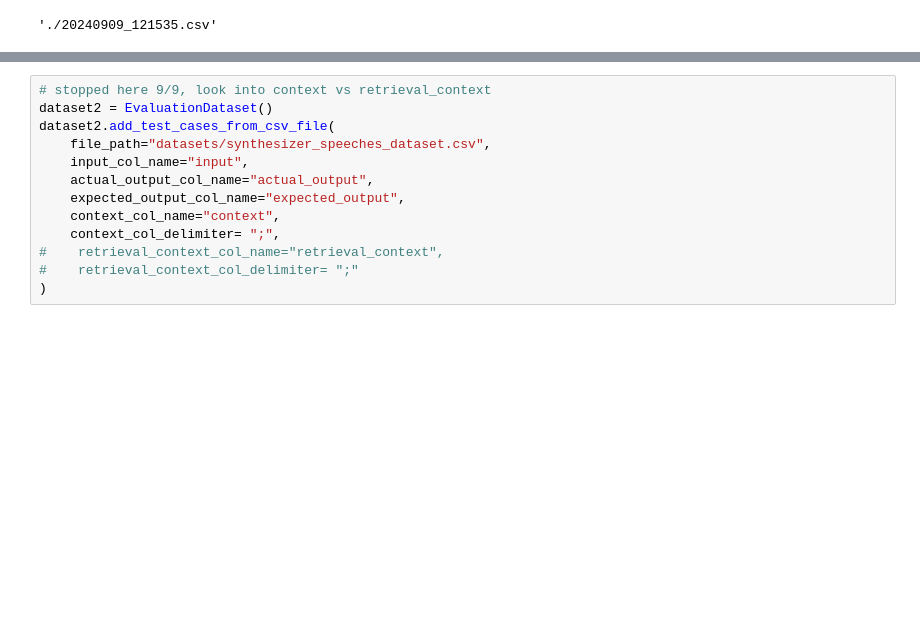
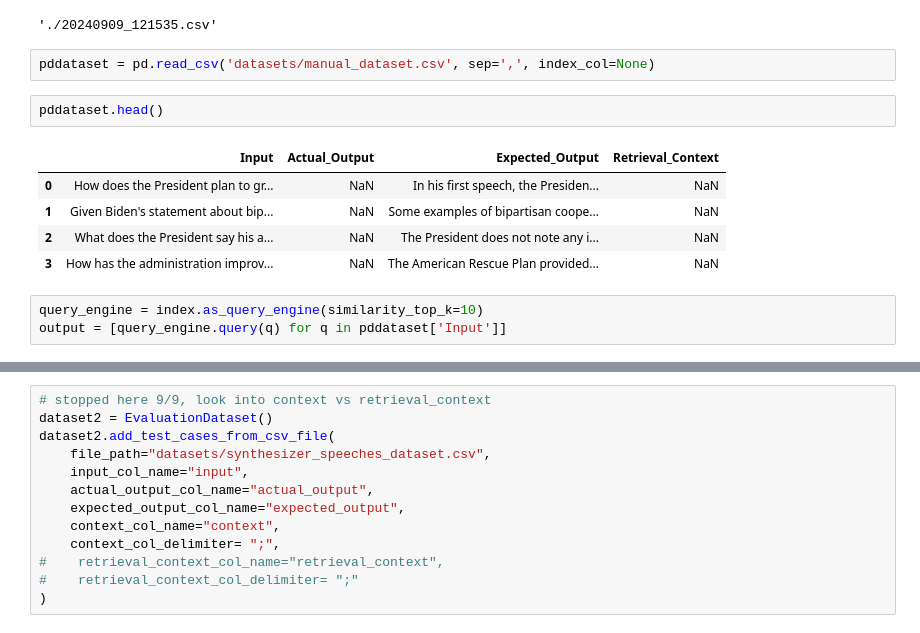
Before and after one commit to sr231/RAG-Evaluations, a Jupyter notebook: Gemini_DeepEval.ipynb, the cells around one changed output, grey strips where cells are left out. Saved outputs shown, nothing was run; the diff lists cells and outputs as text; blank space fills up the shorter version.

Commit message:
synthetic dataset creation code, successfully created manual dataset, errors with running metrics on manually created dataset

```diff
--- a/Gemini_DeepEval.ipynb
+++ b/Gemini_DeepEval.ipynb
@@ -443,3 +421,16 @@ Event loop is already running. Applying nest_asyncio patch to allow async execut
 # %% [output]
 Evaluation dataset saved at ./20240909_121535.csv!
 './20240909_121535.csv'
+# %%
+pddataset = pd.read_csv('datasets/manual_dataset.csv', sep=',', index_col=None)
+# %%
+pddataset.head()
+# %% [output]
+|  | Input | Actual_Output | Expected_Output | Retrieval_Context |
+| 0 | How does the President plan to gr... | NaN | In his first speech, the Presiden... | NaN |
+| 1 | Given Biden's statement about bip... | NaN | Some examples of bipartisan coope... | NaN |
+| 2 | What does the President say his a... | NaN | The President does not note any i... | NaN |
+| 3 | How has the administration improv... | NaN | The American Rescue Plan provided... | NaN |
+# %%
+query_engine = index.as_query_engine(similarity_top_k=10)
+output = [query_engine.query(q) for q in pddataset['Input']]
```
Also changed, not shown: parts of 17 cells of this notebook.
